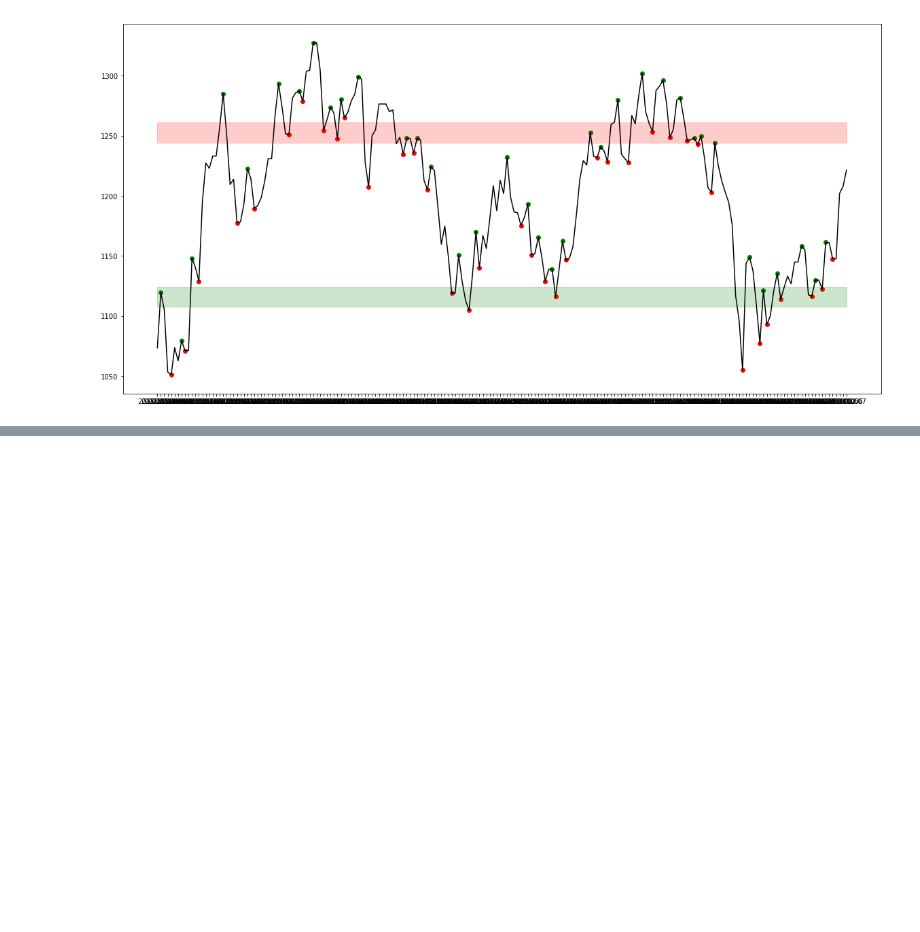
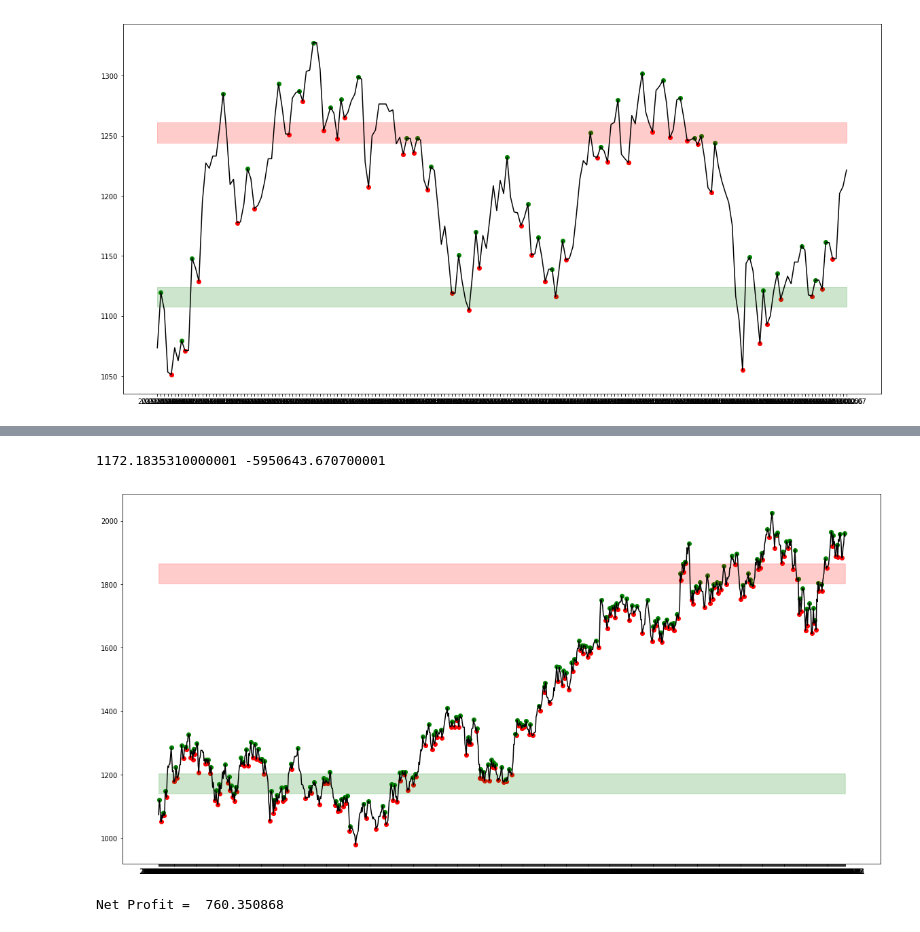
Before and after one commit to ayush003/Stock-Market-Analysis-and-Prediction, a Jupyter notebook: S&R.ipynb, the cells around one changed output, grey strips where cells are left out. Saved outputs shown, nothing was run; the diff lists cells and outputs as text; code cells hidden in the pictures; blank space fills up the shorter version.

```diff
--- a/S&R.ipynb
+++ b/S&R.ipynb
@@ -213,0 +332,76 @@ buy = True
+# %%
+min_num = 1
+support_centre_recent = -1
+for x in minimaIdxs:
+    num_points = 0
+    for y in minimaIdxs:
+        if close_price_large[y]>close_price_large[x] and close_price_large[y]-close_price_large[x]<=delta_5:
+            num_points-=y*(price_max-close_price_large[y])
+    if num_points<min_num:
+        min_num = num_points
+        support_centre_recent = x
+
+print(close_price_large[support_centre_recent],min_num)
+# %% [output]
+1172.1835310000001 -5950643.670700001
+# %%
+plt.figure(figsize=(20,10))
+plt.plot(housing_data_large['Close'],color='black')
+plt.scatter(housing_data_large.index[minimaIdxs],housing_data_large['Close'][minimaIdxs],color='r')
+plt.scatter(housing_data_large.index[maximaIdxs],housing_data_large['Close'][maximaIdxs],color='g')
+
+plt.fill_between(housing_data_large.index,
+                 np.ones([housing_data_large.index.size])*(housing_data_large['Close'][resistance_centre_recent] + delta_3),
+                np.ones([housing_data_large.index.size])*(housing_data_large['Close'][resistance_centre_recent] - delta_3),
+                color='red',alpha=0.2)
+
+plt.fill_between(housing_data_large.index,
+                 np.ones([housing_data_large.index.size])*(housing_data_large['Close'][support_centre_recent] + delta_3),
+                np.ones([housing_data_large.index.size])*(housing_data_large['Close'][support_centre_recent] - delta_3),
+                color='green',alpha=0.2)
+
+plt.show()
+# %% [output]
+[figure, added]
+# %%
+buy_price = 0
+sell_price = 0
+
+resist = False
+resistance_price = close_price_large[resistance_centre_recent]
+support_price = close_price_large[support_centre_recent]
+
+profit = 0
+first = True
+buy = True
+
+for x in close_price_large:
+    if abs(x-resistance_price) <= abs(x-support_price):
+        resist = True
+    else:
+        resist = False
+
+    if first:
+        if (resist and (x>=resistance_price or resistance_price - x <= delta_5)) :
+            sell_price = x
+            buy = False
+            first = False
+        if not resist and (x<=support_price or x-support_price <= delta_5):
+            buy = True
+            buy_price = x
+            first = False
+        continue
+
+    if buy and resist and (x>=resistance_price or resistance_price - x <= delta_5):
+        profit += x - buy_price
+        buy = False
+        sell_price = x
+
+    if not buy and not resist and (x<=support_price or x-support_price <= delta_5):
+        profit += sell_price - x
+        buy = True
+        buy_price = x
+
+print("Net Profit = ",profit)
+# %% [output]
+Net Profit =  760.350868
```
Also changed, not shown: parts of 11 cells of this notebook.
